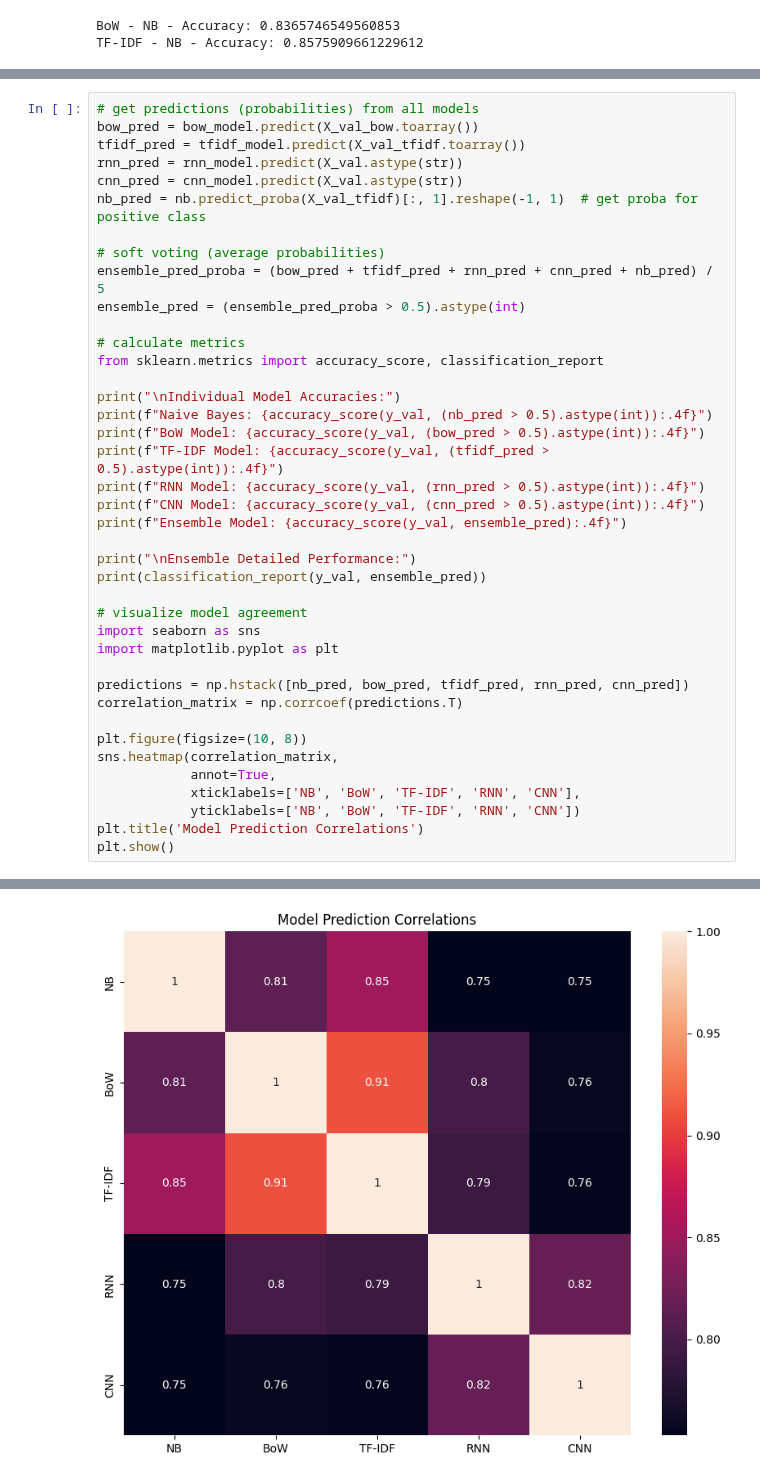
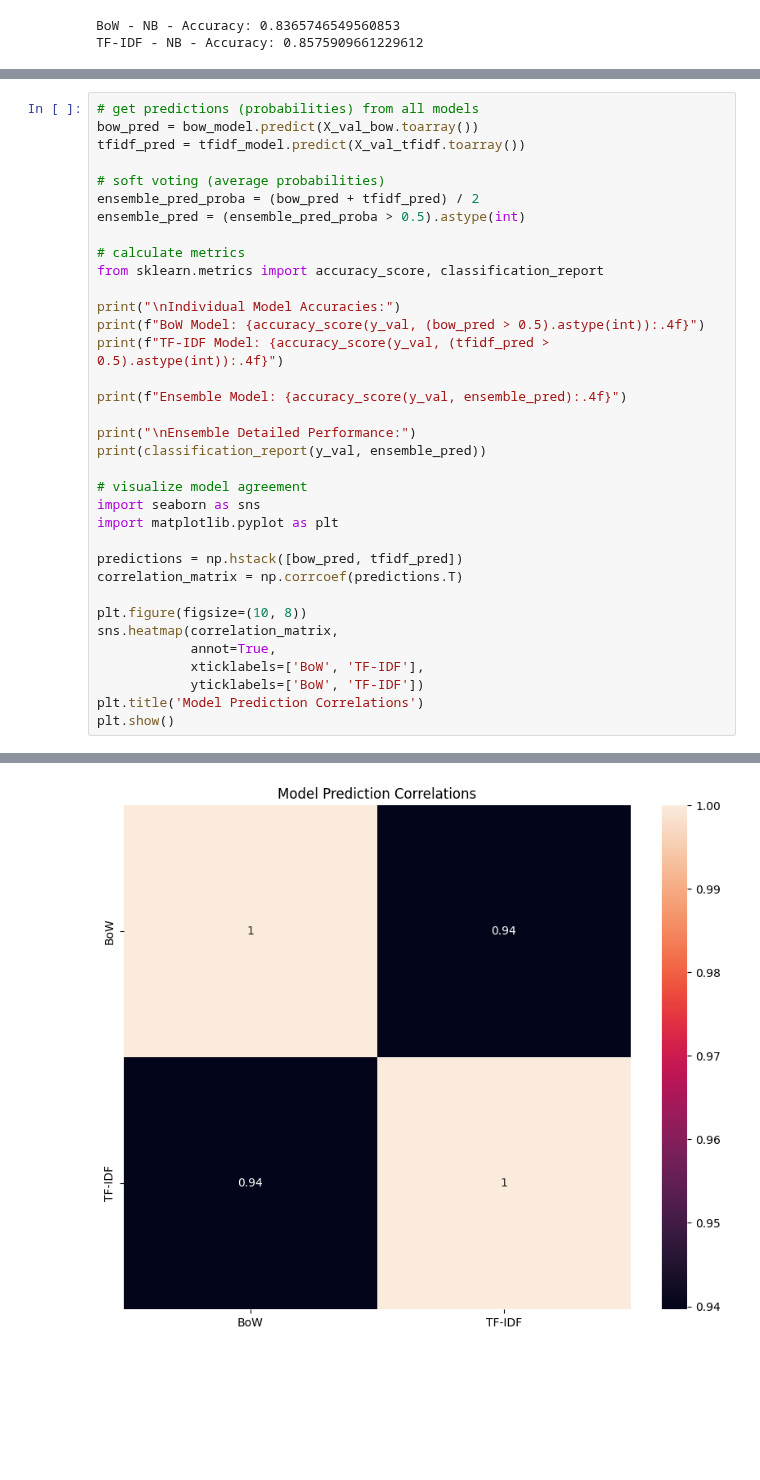
Before and after one commit to radoslavKiryazov/MAL, a Jupyter notebook: Assignment 6/sentiment analysis examples.ipynb, the cells around one changed output, grey strips where cells are left out. Cells and saved outputs as stored; diff of their text form; blank space fills up the shorter version.

```diff
--- a/Assignment 6/sentiment analysis examples.ipynb
+++ b/Assignment 6/sentiment analysis examples.ipynb
@@ -478,23 +363,18 @@ ValueError: Invalid dtype: object
 # get predictions (probabilities) from all models
 bow_pred = bow_model.predict(X_val_bow.toarray())
 tfidf_pred = tfidf_model.predict(X_val_tfidf.toarray())
-rnn_pred = rnn_model.predict(X_val.astype(str))
-cnn_pred = cnn_model.predict(X_val.astype(str))
-nb_pred = nb.predict_proba(X_val_tfidf)[:, 1].reshape(-1, 1)  # get proba for positive class
 
 # soft voting (average probabilities)
-ensemble_pred_proba = (bow_pred + tfidf_pred + rnn_pred + cnn_pred + nb_pred) / 5
+ensemble_pred_proba = (bow_pred + tfidf_pred) / 2
 ensemble_pred = (ensemble_pred_proba > 0.5).astype(int)
 
 # calculate metrics
 from sklearn.metrics import accuracy_score, classification_report
 
 print("\nIndividual Model Accuracies:")
-print(f"Naive Bayes: {accuracy_score(y_val, (nb_pred > 0.5).astype(int)):.4f}")
 print(f"BoW Model: {accuracy_score(y_val, (bow_pred > 0.5).astype(int)):.4f}")
 print(f"TF-IDF Model: {accuracy_score(y_val, (tfidf_pred > 0.5).astype(int)):.4f}")
-print(f"RNN Model: {accuracy_score(y_val, (rnn_pred > 0.5).astype(int)):.4f}")
-print(f"CNN Model: {accuracy_score(y_val, (cnn_pred > 0.5).astype(int)):.4f}")
+
 print(f"Ensemble Model: {accuracy_score(y_val, ensemble_pred):.4f}")
 
 print("\nEnsemble Detailed Performance:")
@@ -504,14 +384,14 @@ print(classification_report(y_val, ensemble_pred))
 import seaborn as sns
 import matplotlib.pyplot as plt
 
-predictions = np.hstack([nb_pred, bow_pred, tfidf_pred, rnn_pred, cnn_pred])
+predictions = np.hstack([bow_pred, tfidf_pred])
 correlation_matrix = np.corrcoef(predictions.T)
 
 plt.figure(figsize=(10, 8))
 sns.heatmap(correlation_matrix,
             annot=True,
-            xticklabels=['NB', 'BoW', 'TF-IDF', 'RNN', 'CNN'],
-            yticklabels=['NB', 'BoW', 'TF-IDF', 'RNN', 'CNN'])
+            xticklabels=['BoW', 'TF-IDF'],
+            yticklabels=['BoW', 'TF-IDF'])
 plt.title('Model Prediction Correlations')
 plt.show()
 # %% [output]
@@ -531,5 +411,5 @@ Ensemble Model: 0.8858
 
     accuracy                           0.89      3188
    macro avg       0.89      0.89      0.89      3188
 weighted avg       0.89      0.89      0.89      3188
-[figure, old version]
+[figure, new version]
```
Also changed, not shown: parts of 5 cells of this notebook.
